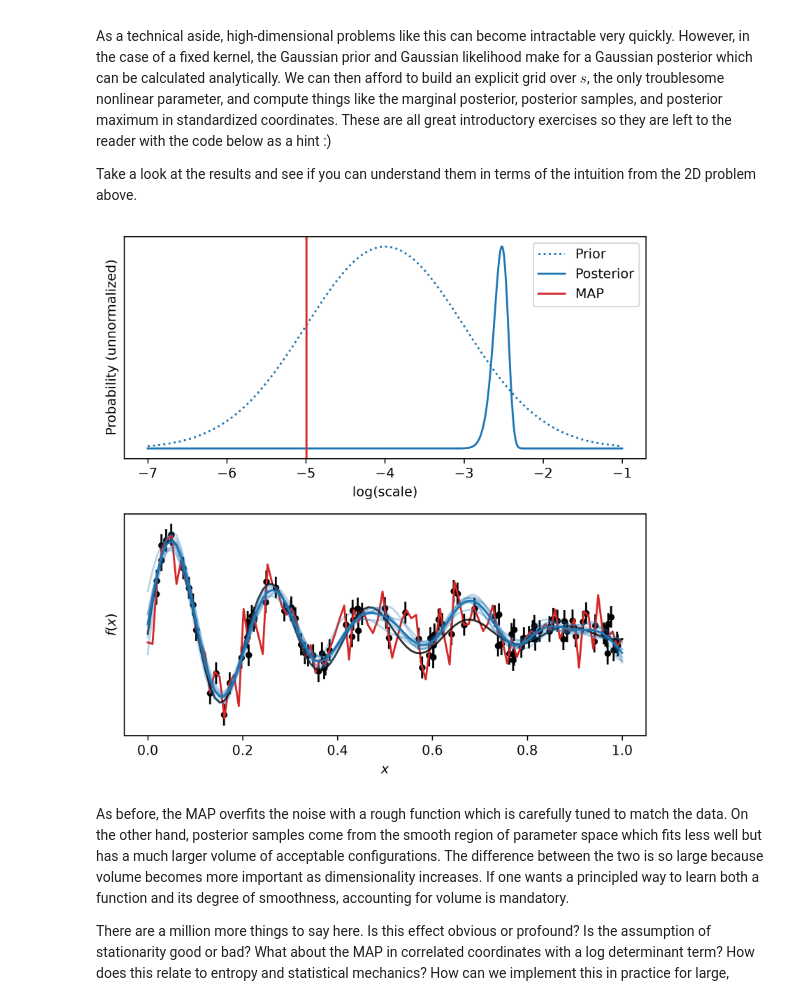
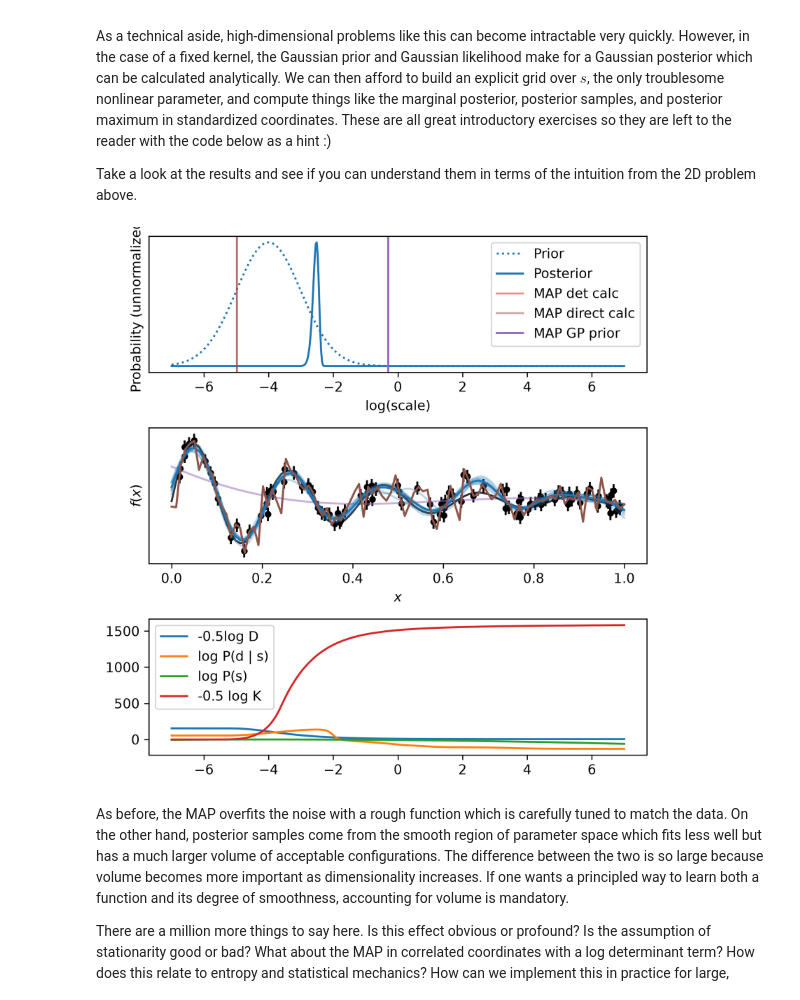
Before and after one commit to dtfrake/hmc-dust, a Jupyter notebook: smoothing.ipynb, the cells around one changed output. Cells and saved outputs as stored; diff of their text form; code cells hidden in the pictures.

```diff
--- a/smoothing.ipynb
+++ b/smoothing.ipynb
@@ -121,7 +121,7 @@ As a technical aside, high-dimensional problems like this can become intractable
 Take a look at the results and see if you can understand them in terms of the intuition from the 2D problem above.
 # %%
 # Set up problem
-logscale_grid = jnp.linspace(-7, -1, 500)
+logscale_grid = jnp.linspace(-7, 7, 500)
 logscale_prior = (-4, 1)
 
 def response(logscale, xi):
@@ -172,41 +172,59 @@ samples = jax.vmap(draw_sample)(logscale_samples,noise)
 # Given a logscale, we compute the posterior mean and covariance as before.
 def max_logprob(logscale):
     R = jax.jacobian(lambda xi: response(logscale, xi))(jnp.zeros_like(x))
     D_inv = jnp.eye(len(x)) + (R.T / data_err**2) @ R
     D = jnp.linalg.inv(D_inv)
     m = jnp.linalg.solve(D_inv, R.T @ (data_y / data_err**2))
     # Given the logscale, the maximum posterior sample is EXACTLY the mean. Logprob is then -0.5(data_y - Rm).T N^(-1) (data_y - Rm) - 0.5m.Tm It is the analouge of the
     # function below
     #def negative_logdensity(x):
     #    negative_log_p_d_given_s = 0.5*(y_obs - R @ x).T @ inv_cov_data_matrix @ (y_obs - R @ x)
     #    negative_log_p_s = 0.5*x.T @ inv_cov_prior_matrix @ x
     #    return negative_log_p_d_given_s + negative_log_p_s
-    #logprob = -0.5 * jnp.sum(((data_y - R @ m) / data_err)**2) - 0.5 * jnp.sum(m**2) + logprior(logscale)
+    logprob_direct = -0.5 * jnp.sum(((data_y - R @ m) / data_err)**2) - 0.5 * jnp.sum(m**2) + logprior(logscale)
+    K = kernel(logscale)
     _, logdet = jnp.linalg.slogdet(D)
-    logprob = -0.5*logdet + loglike(logscale) + logprior(logscale)
-    return logprob, field(logscale, m)
+    _, logdetK = jnp.linalg.slogdet(K)
+    loglikelyhood = loglike(logscale)
+    logprior1 = logprior(logscale)
+    logprob = -0.5*logdet + loglikelyhood + logprior1
+    logprob_with_GP_as_prior = logprob - 0.5*logdetK
+    return logprob, logprob_with_GP_as_prior, logprob_direct, field(logscale, m), logdet, loglikelyhood, logprior1, logdetK
 
-logprobs, fields = jax.vmap(max_logprob)(logscale_grid)
+logprobs, logprobs_GP_prior, logprobs_direct, fields, logdets, loglikes, logpriors, logdetsK = jax.vmap(max_logprob)(logscale_grid)
 map_logscale = logscale_grid[jnp.argmax(logprobs)]
 map_field = fields[jnp.argmax(logprobs)]
+map_logscale_direct = logscale_grid[jnp.argmax(logprobs_direct)]
+map_field_direct = fields[jnp.argmax(logprobs_direct)]
+map_logscale_GP_prior = logscale_grid[jnp.argmax(logprobs_GP_prior)]
+map_field_GP_prior = fields[jnp.argmax(logprobs_GP_prior)]
 
 # Plot!
-fig, axes = plt.subplots(nrows=2, figsize=(6, 6), dpi=300)
+fig, axes = plt.subplots(nrows=3, figsize=(6, 6), dpi=300)
 axes[0].plot(logscale_grid, prior / jnp.max(prior), c='C0', ls=':', label='Prior')
 axes[0].plot(logscale_grid, posterior / jnp.max(posterior), c='C0', label='Posterior')
-axes[0].axvline(map_logscale, color='C3', label='MAP')
+axes[0].axvline(map_logscale, color='C3', label='MAP det calc', alpha = 0.5)
+axes[0].axvline(map_logscale_direct, color='C5', label='MAP direct calc', alpha = 0.5)
+axes[0].axvline(map_logscale_GP_prior, color='C4', label='MAP GP prior')
 axes[0].set(yticks=[], xlabel='log(scale)', ylabel='Probability (unnormalized)')
 axes[0].legend()
 axes[1].plot(x, y, c='k', alpha=0.8)
 axes[1].plot(x, jnp.mean(samples, axis=0), c='C0')
 axes[1].plot(x, samples.T, c='C0', alpha=0.3)
-axes[1].plot(x, map_field, c='C3', zorder=0)
+axes[1].plot(x, map_field, c='C3', zorder=0, alpha = 0.5)
+axes[1].plot(x, map_field_GP_prior, c='C4', zorder=1, alpha = 0.5)
+axes[1].plot(x, map_field_direct, c='C5', zorder=2)
 axes[1].errorbar(data_x, data_y, yerr=data_err, fmt='o', c='k', ms=4, zorder=-1)
 axes[1].set(xlabel='$x$', ylabel='$f(x)$', yticks=[])
+axes[2].plot(logscale_grid, -0.5*logdets, label = "-0.5log D")
+axes[2].plot(logscale_grid, loglikes, label = "log P(d | s)")
+axes[2].plot(logscale_grid, logpriors, label = "log P(s)")
+axes[2].plot(logscale_grid, -0.5*logdetsK, label = "-0.5 log K")
+axes[2].legend()
 fig.tight_layout()
 plt.show()
 # %% [output]
-[figure, old version]
+[figure, new version]
 # %% [markdown]
 As before, the MAP overfits the noise with a rough function which is carefully tuned to match the data. On the other hand, posterior samples come from the smooth region of parameter space which fits less well but has a much larger volume of acceptable configurations. The difference between the two is so large because volume becomes more important as dimensionality increases. If one wants a principled way to learn both a function and its degree of smoothness, accounting for volume is mandatory.
 
```
Also changed, not shown: 10 other files.
